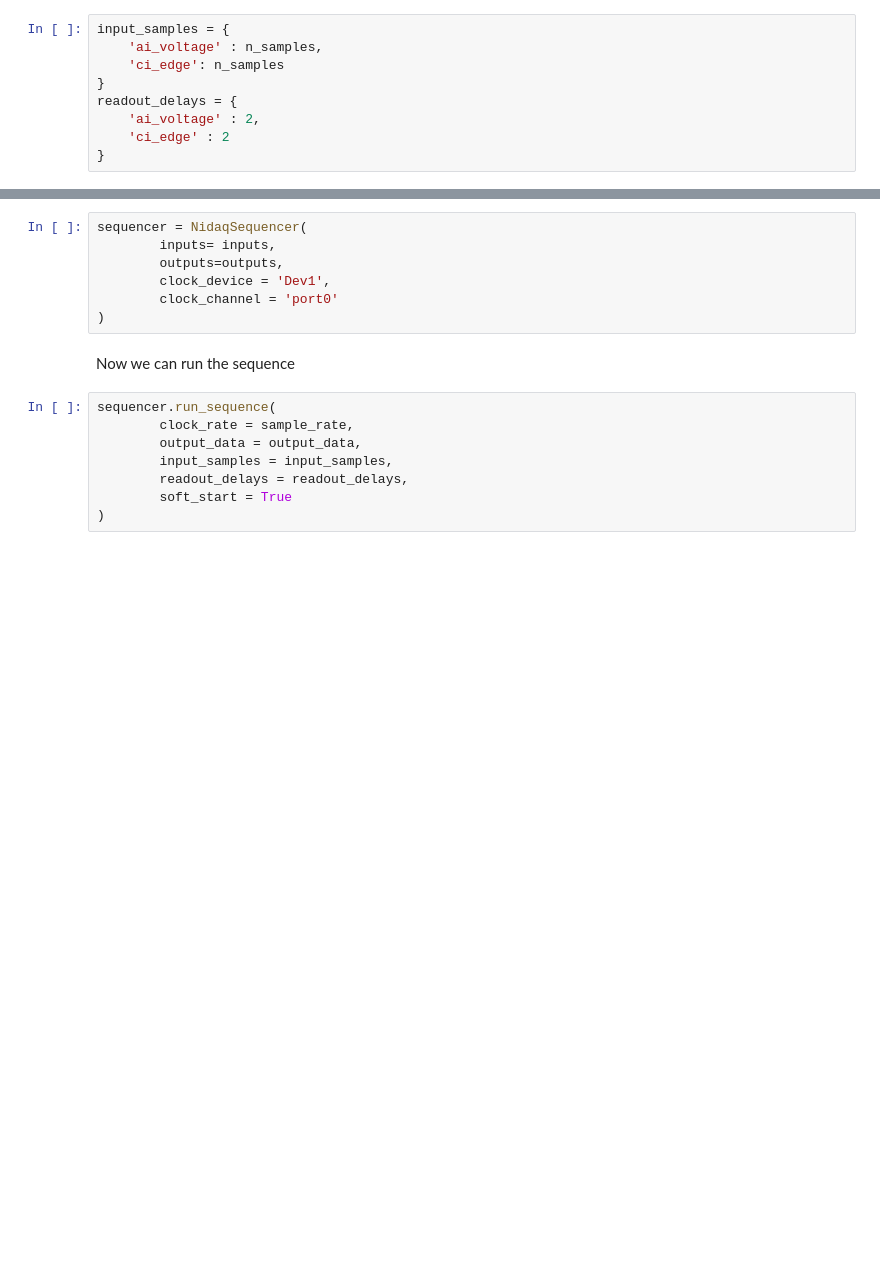
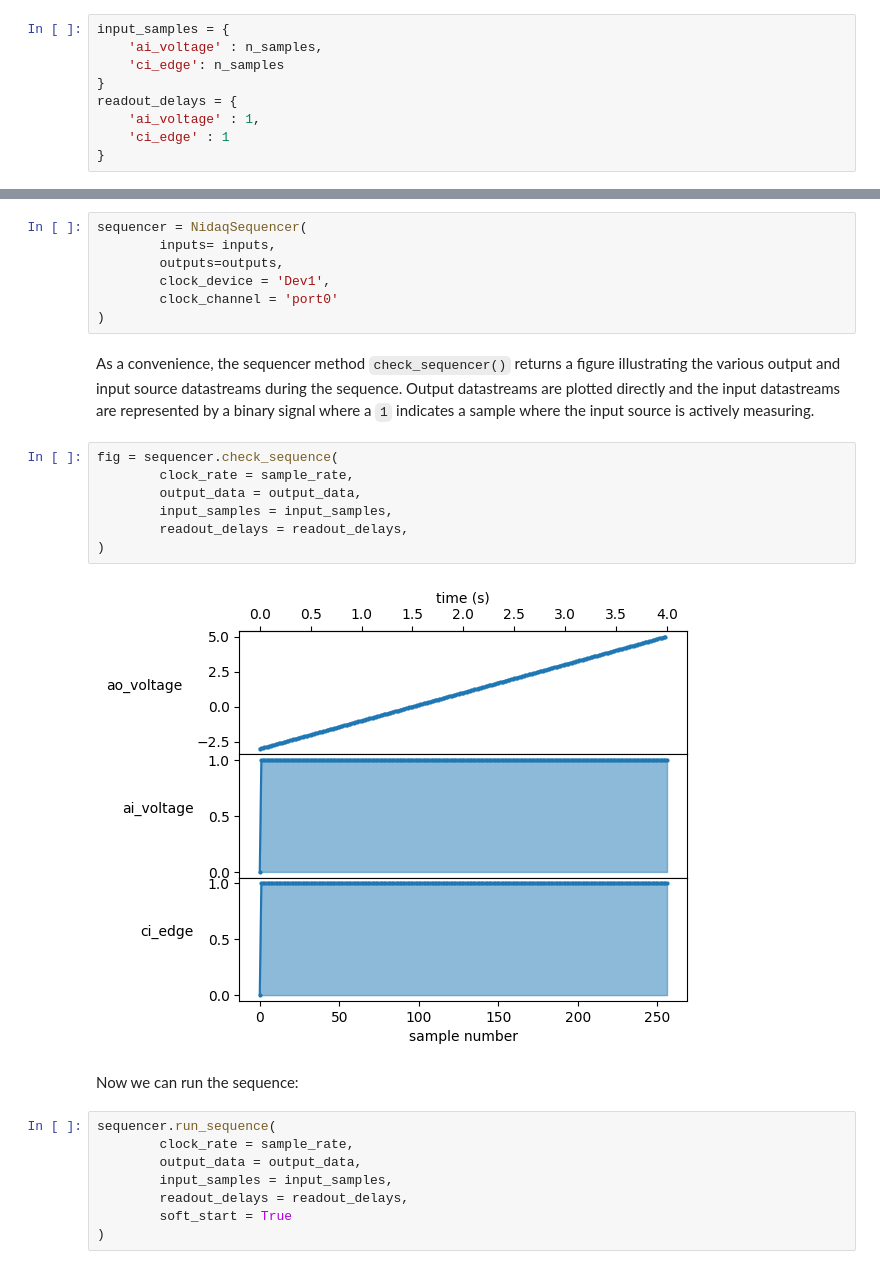
Before and after one commit to UW-Quantum-Defect-Lab/qdl-diamond, a Jupyter notebook: examples/nidaq_sequencing/nidaqsequencer.ipynb, the cells around one changed output, grey strips where cells are left out. Drawn from its saved outputs; the diff is of its cells as text; blank space fills up the shorter version.

Commit message:
Added check sequence option to nidaqsequencer and updated soft start method

```diff
--- a/examples/nidaq_sequencing/nidaqsequencer.ipynb
+++ b/examples/nidaq_sequencing/nidaqsequencer.ipynb
@@ -71,8 +71,8 @@ input_samples = {
     'ci_edge': n_samples
 }
 readout_delays = {
-    'ai_voltage' : 2,
-    'ci_edge' : 2
+    'ai_voltage' : 1,
+    'ci_edge' : 1
 }
 # %% [markdown]
 Instantiate the sequencer
@@ -83,8 +83,22 @@ sequencer = NidaqSequencer(
         clock_device = 'Dev1',
         clock_channel = 'port0'
 )
+# %% [markdown]
+As a convenience, the sequencer method `check_sequencer()` returns a figure illustrating the various
+output and input source datastreams during the sequence. Output datastreams are plotted directly and
+the input datastreams are represented by a binary signal where a `1` indicates a sample where the
+input source is actively measuring.
+# %%
+fig = sequencer.check_sequence(
+        clock_rate = sample_rate,
+        output_data = output_data,
+        input_samples = input_samples,
+        readout_delays = readout_delays,
+)
+# %% [output]
+[figure, added]
 # %% [markdown]
-Now we can run the sequence
+Now we can run the sequence:
 # %%
 sequencer.run_sequence(
         clock_rate = sample_rate,
```
Also changed, not shown: 1 other file.
